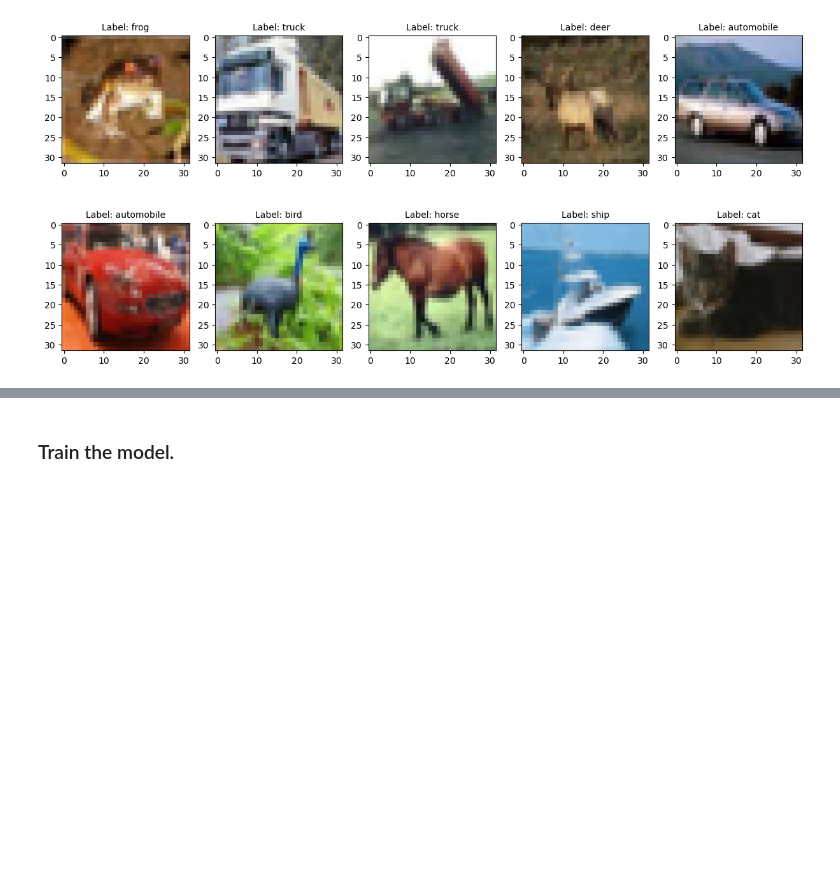
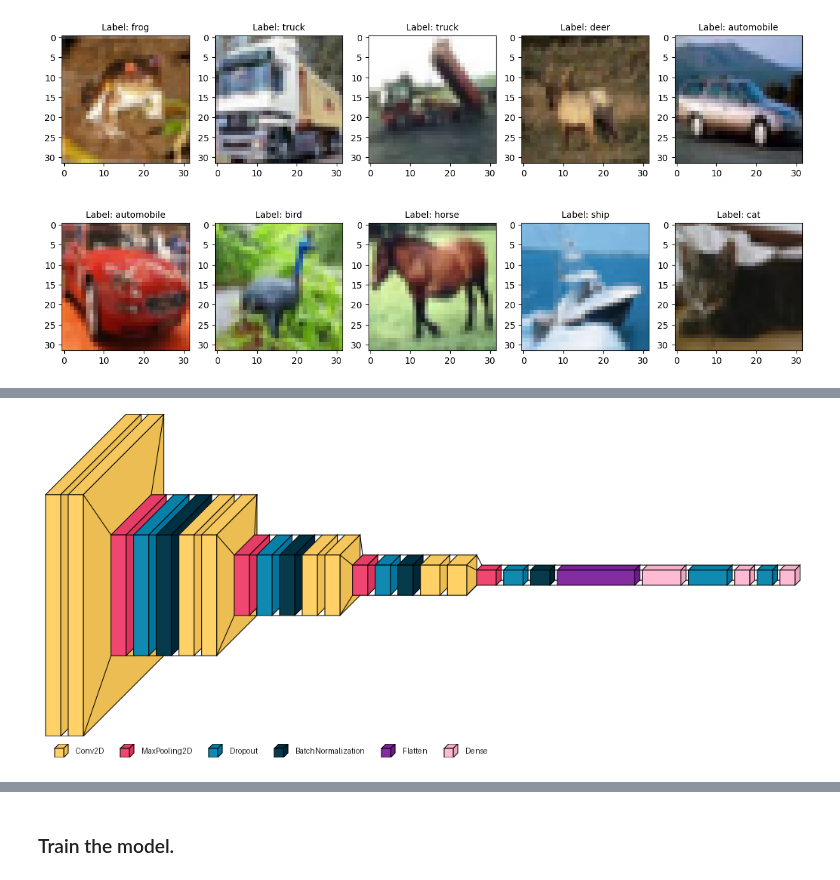
Before and after one commit to mnazari123/SecAIWorkshop_Spring25, a Jupyter notebook: WorkshopExerciseWeek01/C&W_BinaryActivationDetector_CIFAR10.ipynb, the cells around one changed output, grey strips where cells are left out. Saved outputs shown, nothing was run; the diff lists cells and outputs as text; code cells hidden in the pictures; blank space fills up the shorter version.

```diff
--- a/WorkshopExerciseWeek01/C&W_BinaryActivationDetector_CIFAR10.ipynb
+++ b/WorkshopExerciseWeek01/C&W_BinaryActivationDetector_CIFAR10.ipynb
@@ -244,3 +221,8 @@ _________________________________________________________________
+# %%
+import visualkeras
+visualkeras.layered_view(model, scale_xy=10, legend=True)
+# %% [output]
+[figure, added]
 # %%
 tf.keras.utils.plot_model(model, show_shapes=True)
 # %% [output]
```
Also changed, not shown: parts of 13 cells of this notebook, 14 other files.
